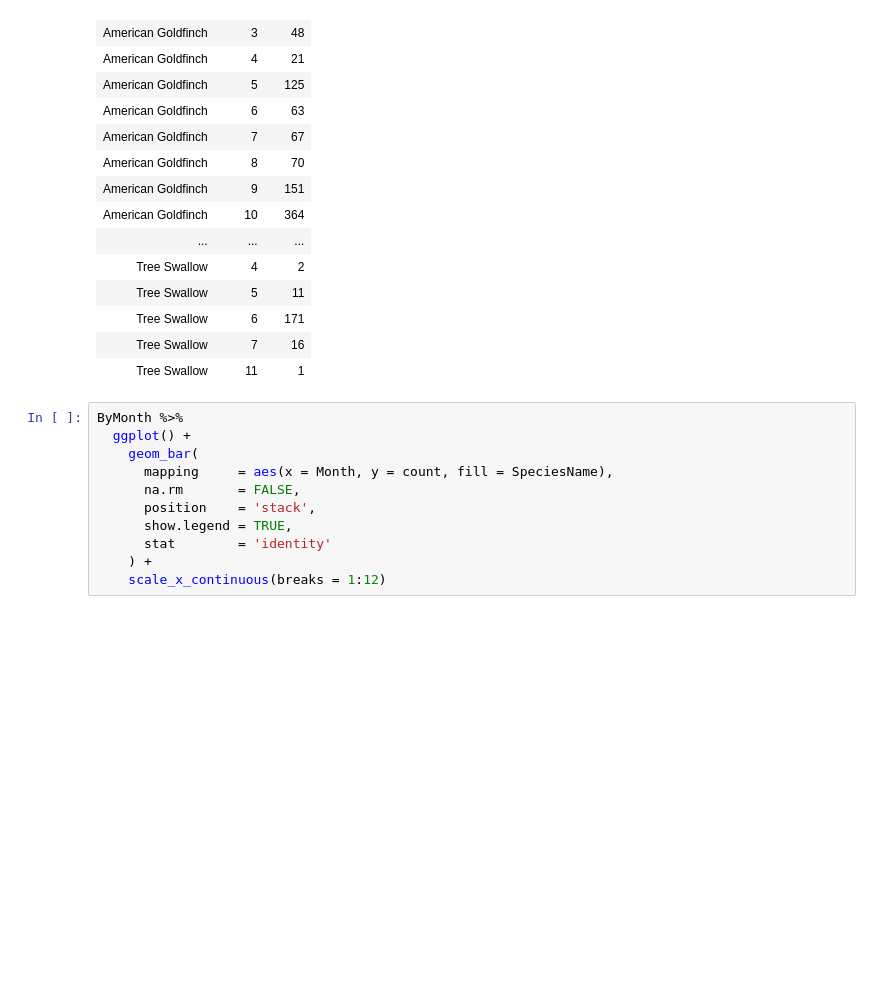
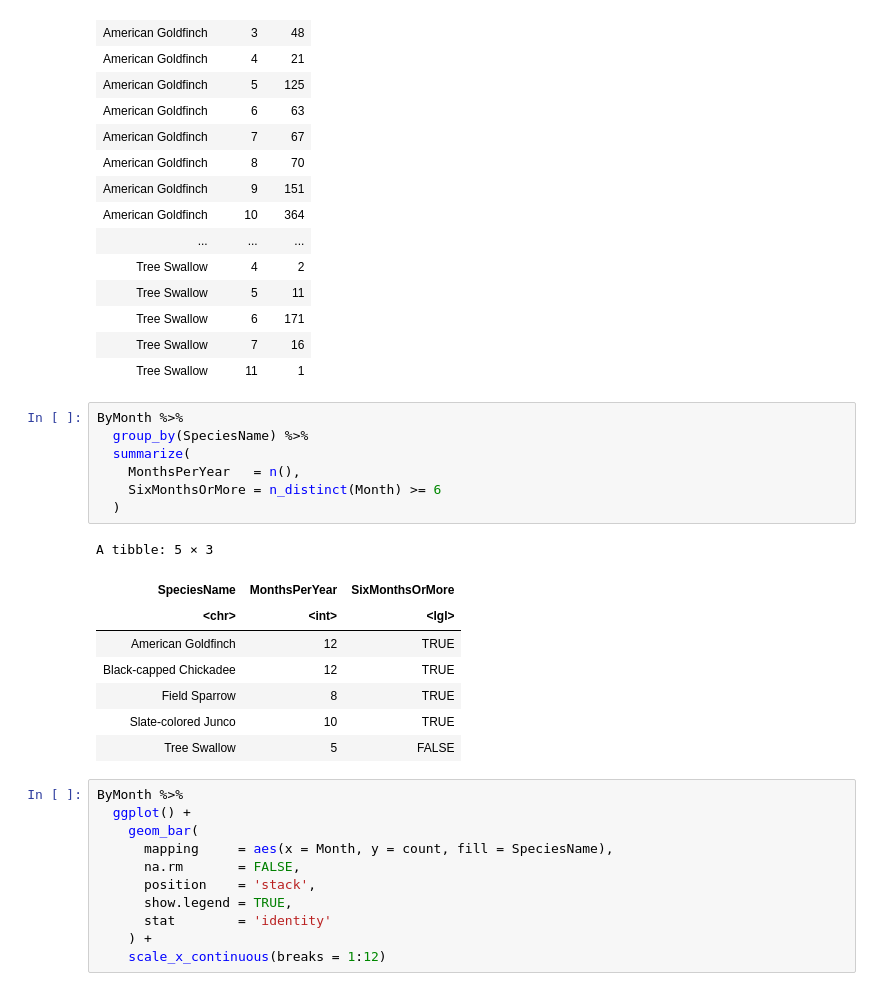
Before and after one commit to stat184-summer2023/a06-bird-species-davefriedman01, a Jupyter notebook: a06.ipynb, the cells around one changed output. Drawn from its saved outputs; the diff is of its cells as text; blank space fills up the shorter version.

```diff
--- a/a06.ipynb
+++ b/a06.ipynb
@@ -360,6 +362,22 @@ A grouped_df: 47 × 3
 | Tree Swallow | 6 | 171 |
 | Tree Swallow | 7 | 16 |
 | Tree Swallow | 11 | 1 |
+# %%
+ByMonth %>%
+  group_by(SpeciesName) %>%
+  summarize(
+    MonthsPerYear   = n(),
+    SixMonthsOrMore = n_distinct(Month) >= 6
+  )
+# %% [output]
+A tibble: 5 × 3
+| SpeciesName | MonthsPerYear | SixMonthsOrMore |
+| <chr> | <int> | <lgl> |
+| American Goldfinch | 12 | TRUE |
+| Black-capped Chickadee | 12 | TRUE |
+| Field Sparrow | 8 | TRUE |
+| Slate-colored Junco | 10 | TRUE |
+| Tree Swallow | 5 | FALSE |
 # %%
 ByMonth %>%
   ggplot() +
```
Also changed, not shown: parts of 1 cell of this notebook, 2 other files.
